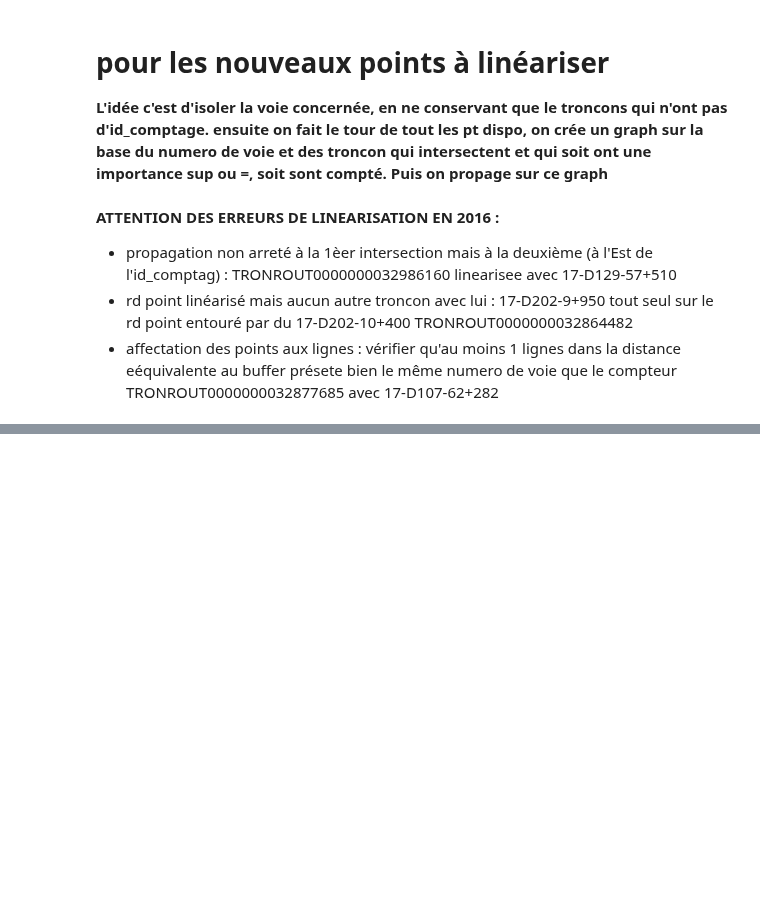
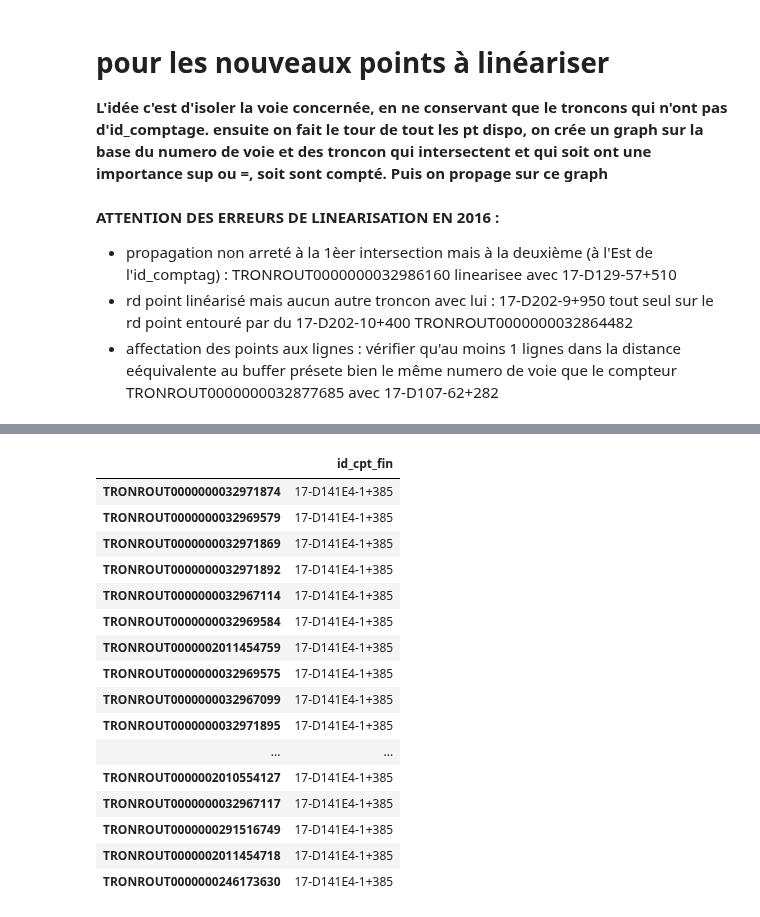
Before and after one commit to nantodevison/otv, a Jupyter notebook: otv/Transfert_Donnees/linearisation.ipynb, the cells around one changed output, grey strips where cells are left out. Cells and saved outputs as stored; diff of their text form; code cells hidden in the pictures; blank space fills up the shorter version.

```diff
--- a/otv/Transfert_Donnees/linearisation.ipynb
+++ b/otv/Transfert_Donnees/linearisation.ipynb
@@ -533,0 +521,20 @@ True
+# %%
+df_linearisee_fin
+# %% [output]
+|  | id_cpt_fin |
+| TRONROUT0000000032971874 | 17-D141E4-1+385 |
+| TRONROUT0000000032969579 | 17-D141E4-1+385 |
+| TRONROUT0000000032971869 | 17-D141E4-1+385 |
+| TRONROUT0000000032971892 | 17-D141E4-1+385 |
+| TRONROUT0000000032967114 | 17-D141E4-1+385 |
+| TRONROUT0000000032969584 | 17-D141E4-1+385 |
+| TRONROUT0000002011454759 | 17-D141E4-1+385 |
+| TRONROUT0000000032969575 | 17-D141E4-1+385 |
+| TRONROUT0000000032967099 | 17-D141E4-1+385 |
+| TRONROUT0000000032971895 | 17-D141E4-1+385 |
+| ... | ... |
+| TRONROUT0000002010554127 | 17-D141E4-1+385 |
+| TRONROUT0000000032967117 | 17-D141E4-1+385 |
+| TRONROUT0000000291516749 | 17-D141E4-1+385 |
+| TRONROUT0000002011454718 | 17-D141E4-1+385 |
+| TRONROUT0000000246173630 | 17-D141E4-1+385 |
```
Also changed, not shown: parts of 13 cells of this notebook, 2 other files.
